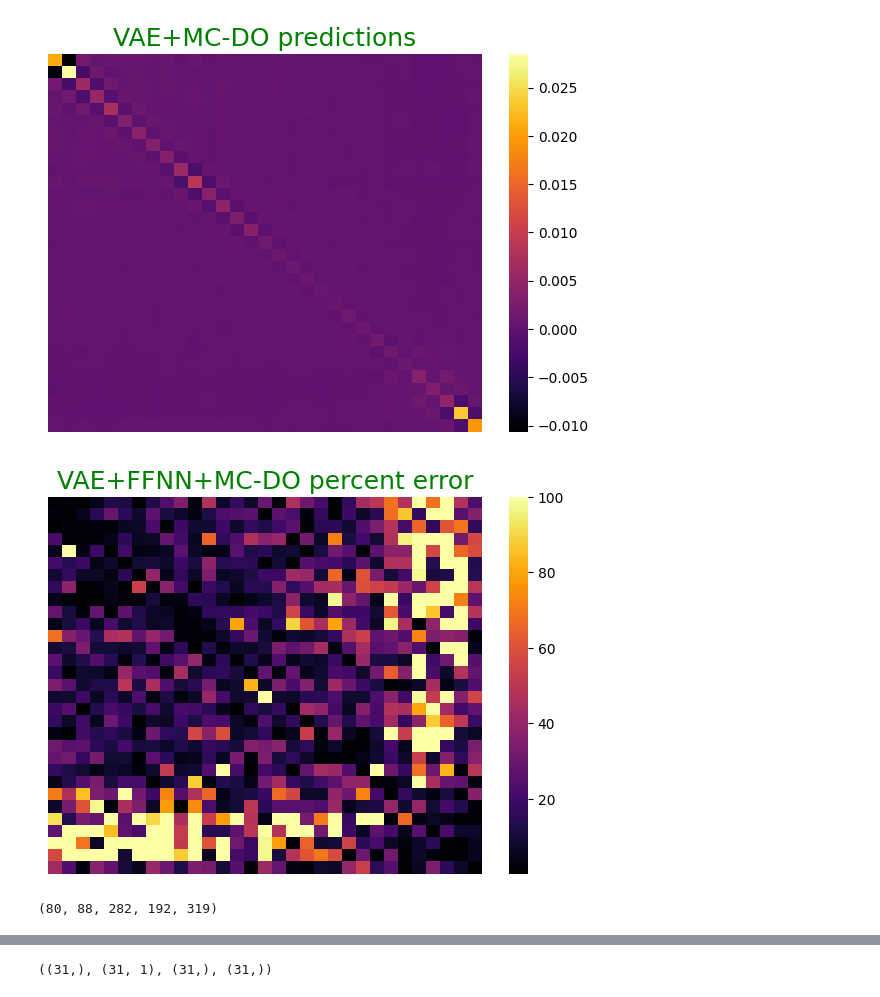
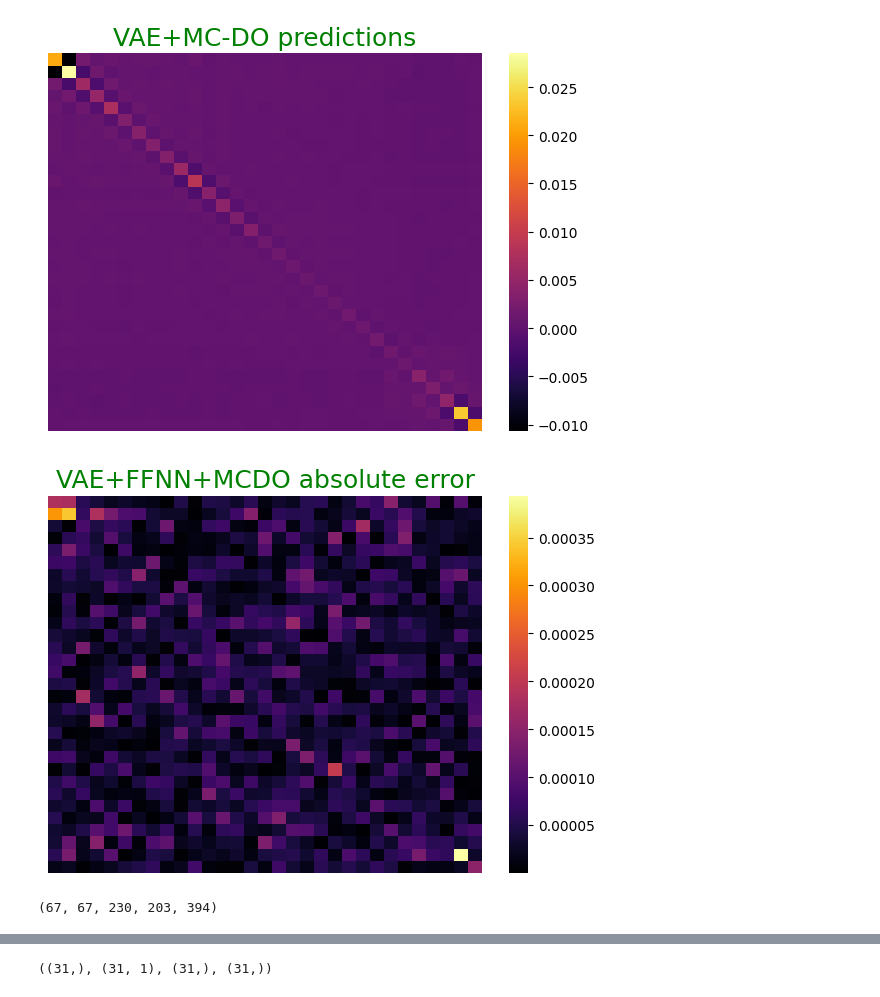
Before and after one commit to igomezv/crann, a Jupyter notebook: arxiv_notebooks/loadANNjla-review_plots.ipynb, the cells around one changed output, grey strips where cells are left out. Cells and saved outputs as stored; diff of their text form; code cells hidden in the pictures.

```diff
--- a/arxiv_notebooks/loadANNjla-review_plots.ipynb
+++ b/arxiv_notebooks/loadANNjla-review_plots.ipynb
@@ -437,16 +437,16 @@ sns.heatmap(newmatrixr_do,
 [figure]
 # %%
 plt.figure(figsize=(7, 5), dpi=100)
-plt.title('VAE+FFNN+MC-DO percent error', fontsize=18, color='green')
+plt.title('VAE+FFNN+MCDO absolute error', fontsize=18, color='green')
 
-perc_matrix_do = 100*np.abs(np.divide(newmatrixr_do-syscov, syscov))
+perc_matrix_do = np.abs(newmatrixr_do-syscov)
 sns.heatmap(perc_matrix_do,
             fmt='g', xticklabels=False, yticklabels=False,
-            cmap = 'inferno',vmax=100,
+            cmap = 'inferno',
             robust=False, cbar=True)
 plt.savefig("diff_cov_vae_mcdo.png")
 # %% [output]
-[figure, old version]
+[figure, new version]
 # %%
 p100 = (perc_matrix_do>=100).sum()
 p50 = (perc_matrix_do>=50).sum() - p100
@@ -456,6 +456,6 @@ p10low = (perc_matrix_do<10).sum()
 
 p100, p50, p20, p10, p10low
 # %% [output]
-(80, 88, 282, 192, 319)
+(67, 67, 230, 203, 394)
 # %%
 plt.figure(figsize=(7, 5), dpi=100)
```
Also changed, not shown: parts of 15 cells of this notebook.
